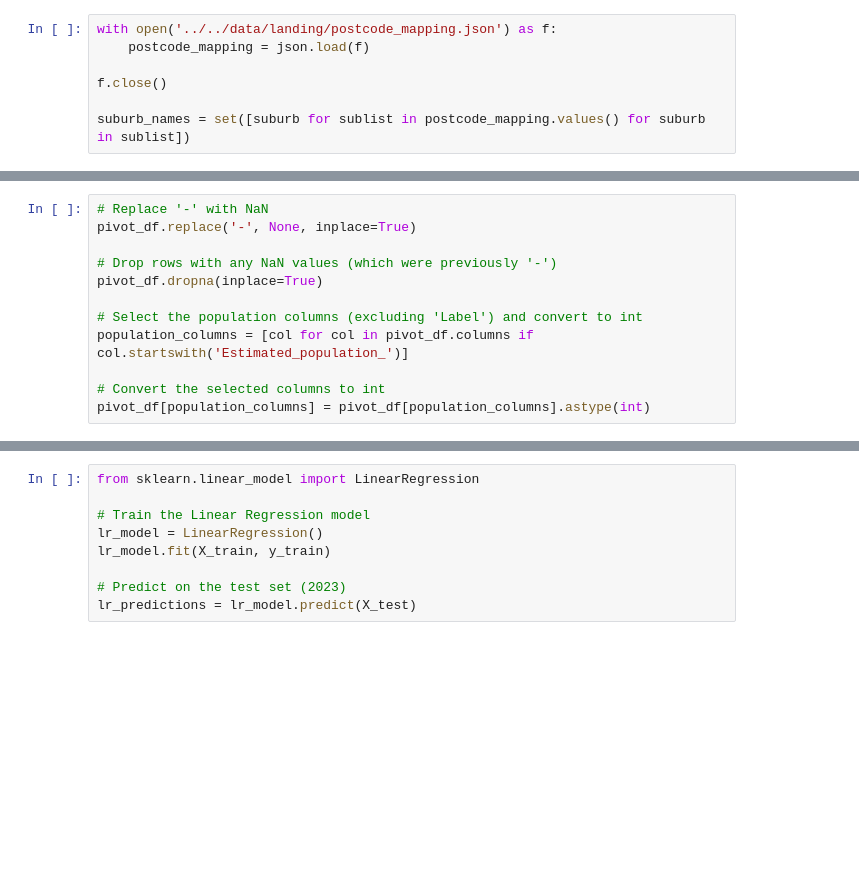
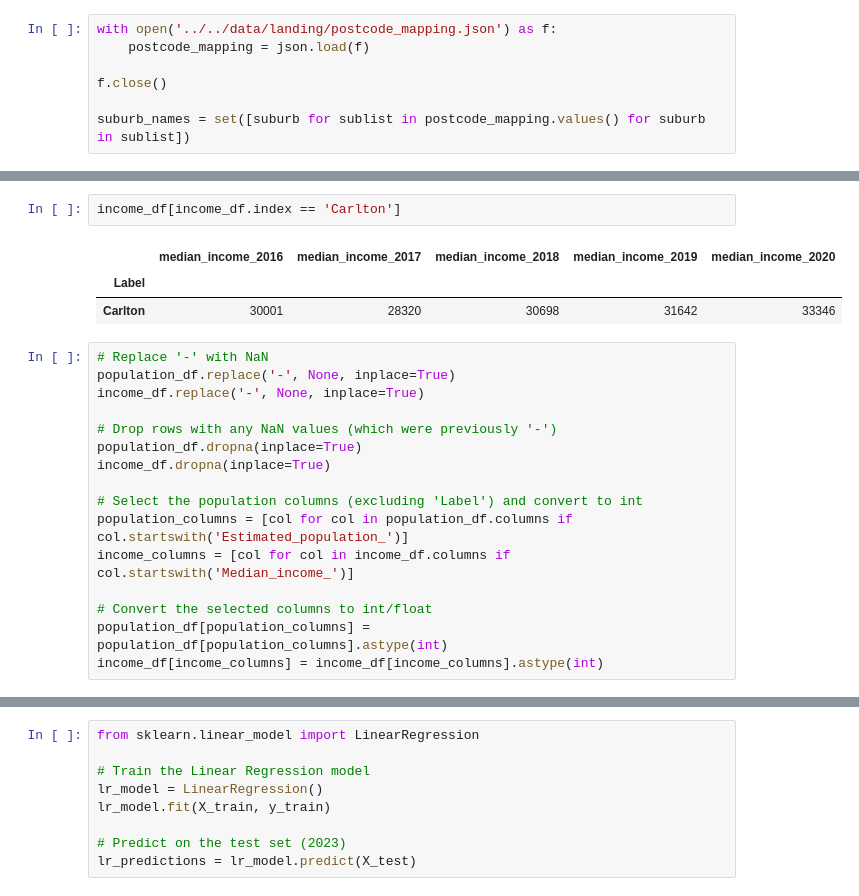
Before and after one commit to MAST30034-AppliedDataScience/project-2-group-real-estate-hexosergeantchelelebratebonitz, a Jupyter notebook: notebooks/Aarav/growth_rate.ipynb, the cells around one changed output, grey strips where cells are left out. Saved outputs shown, nothing was run; the diff lists cells and outputs as text; blank space fills up the shorter version.

```diff
--- a/notebooks/Aarav/growth_rate.ipynb
+++ b/notebooks/Aarav/growth_rate.ipynb
@@ -50,14 +79,24 @@ pivot_df[pivot_df.index == 'Carlton']
 | Label |  |  |  |  | ... |
 | Carlton | 20831 | 21029 | 20865 | 17064 | ... |
+# %%
+income_df[income_df.index == 'Carlton']
+# %% [output]
+|  | median_income_2016 | median_income_2017 | median_income_2018 | median_income_2019 | median_income_2020 |
+| Label |  |  |  |  |  |
+| Carlton | 30001 | 28320 | 30698 | 31642 | 33346 |
 # %%
 # Replace '-' with NaN
-pivot_df.replace('-', None, inplace=True)
+population_df.replace('-', None, inplace=True)
+income_df.replace('-', None, inplace=True)
 
 # Drop rows with any NaN values (which were previously '-')
-pivot_df.dropna(inplace=True)
+population_df.dropna(inplace=True)
+income_df.dropna(inplace=True)
 
 # Select the population columns (excluding 'Label') and convert to int
-population_columns = [col for col in pivot_df.columns if col.startswith('Estimated_population_')]
+population_columns = [col for col in population_df.columns if col.startswith('Estimated_population_')]
+income_columns = [col for col in income_df.columns if col.startswith('Median_income_')]
 
-# Convert the selected columns to int
-pivot_df[population_columns] = pivot_df[population_columns].astype(int)
+# Convert the selected columns to int/float
+population_df[population_columns] = population_df[population_columns].astype(int)
+income_df[income_columns] = income_df[income_columns].astype(int)
```
Also changed, not shown: parts of 13 cells of this notebook, 13 other files.
